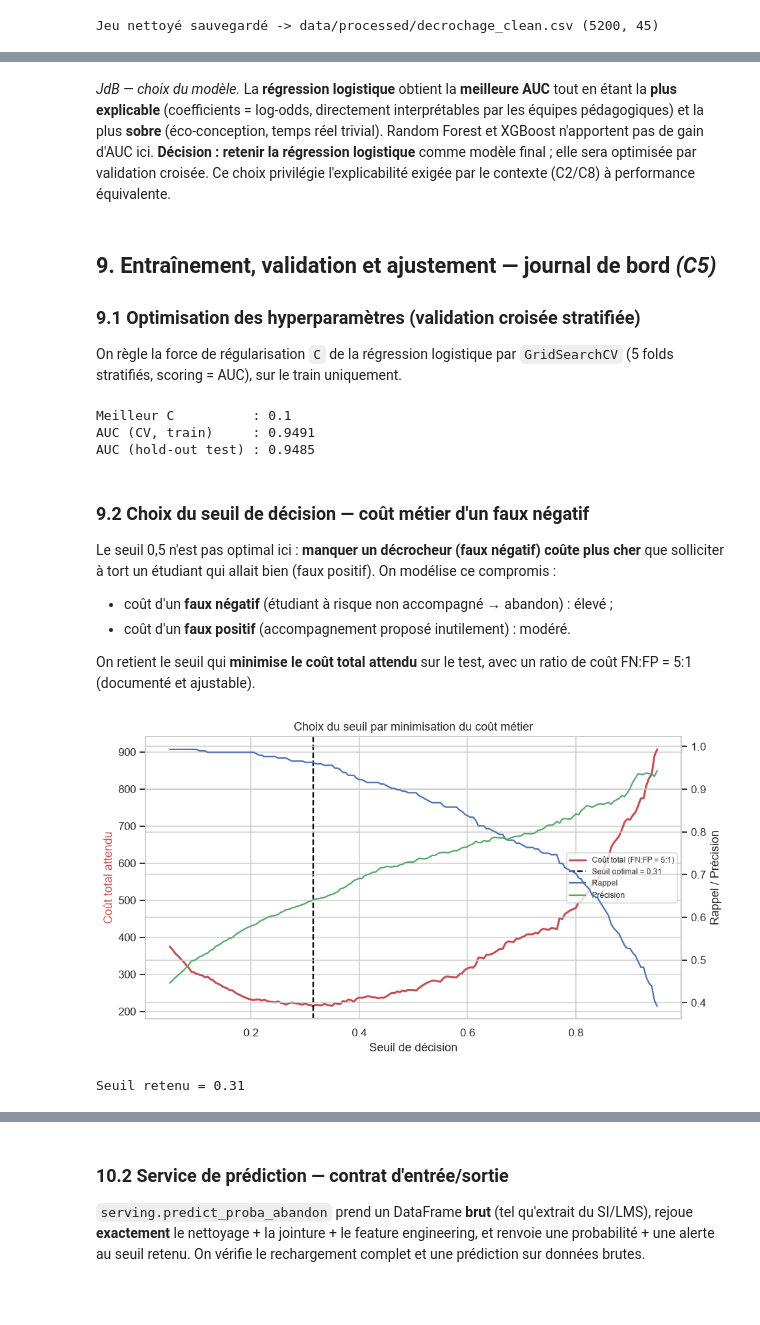
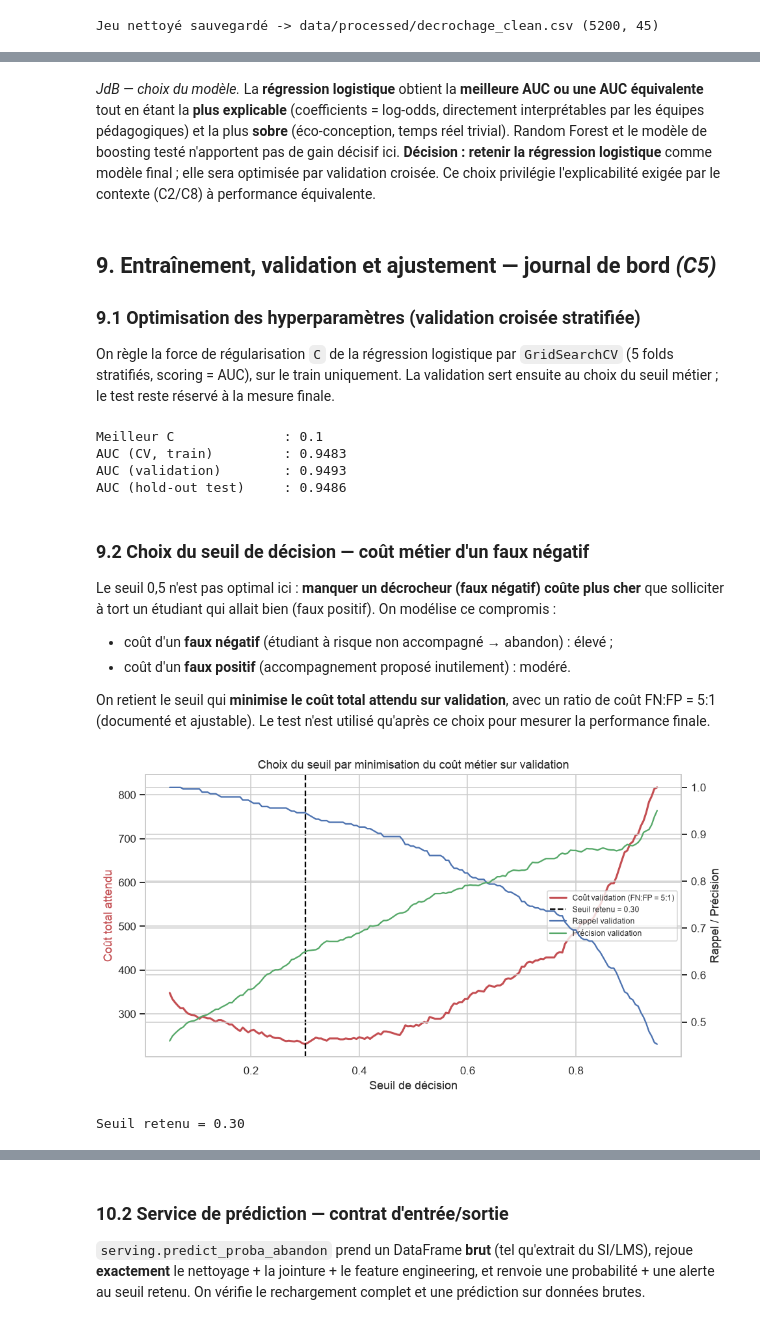
Before and after one commit to MichaeLab34/examen, a Jupyter notebook: notebooks/decrochage_etudiant.ipynb, the cells around one changed output, grey strips where cells are left out. Saved outputs shown, nothing was run; the diff lists cells and outputs as text; code cells hidden in the pictures; blank space fills up the shorter version.

```diff
--- a/notebooks/decrochage_etudiant.ipynb
+++ b/notebooks/decrochage_etudiant.ipynb
@@ -490,30 +601,34 @@ plt.show()
 # %% [markdown]
-*JdB — choix du modèle.* La **régression logistique** obtient la **meilleure AUC** tout en étant la **plus explicable** (coefficients = log-odds, directement interprétables par les équipes pédagogiques) et la plus **sobre** (éco-conception, temps réel trivial). Random Forest et XGBoost n'apportent pas de gain d'AUC ici. **Décision : retenir la régression logistique** comme modèle final ; elle sera optimisée par validation croisée. Ce choix privilégie l'explicabilité exigée par le contexte (C2/C8) à performance équivalente.
+*JdB — choix du modèle.* La **régression logistique** obtient la **meilleure AUC ou une AUC équivalente** tout en étant la **plus explicable** (coefficients = log-odds, directement interprétables par les équipes pédagogiques) et la plus **sobre** (éco-conception, temps réel trivial). Random Forest et le modèle de boosting testé n'apportent pas de gain décisif ici. **Décision : retenir la régression logistique** comme modèle final ; elle sera optimisée par validation croisée. Ce choix privilégie l'explicabilité exigée par le contexte (C2/C8) à performance équivalente.
 # %% [markdown]
 ## 9. Entraînement, validation et ajustement — journal de bord *(C5)*
 
 ### 9.1 Optimisation des hyperparamètres (validation croisée stratifiée)
 
-On règle la force de régularisation `C` de la régression logistique par `GridSearchCV` (5 folds stratifiés, scoring = AUC), sur le train uniquement.
+On règle la force de régularisation `C` de la régression logistique par `GridSearchCV` (5 folds stratifiés, scoring = AUC), sur le train uniquement. La validation sert ensuite au choix du seuil métier ; le test reste réservé à la mesure finale.
 # %%
 from sklearn.model_selection import StratifiedKFold, GridSearchCV
 
-pipe_lr = Pipeline([("pre", preprocess),
-                    ("clf", LogisticRegression(max_iter=3000, class_weight="balanced"))])
+pipe_lr = Pipeline(
+    [("pre", preprocess), ("clf", LogisticRegression(max_iter=3000, class_weight="balanced"))]
+)
 grid = {"clf__C": [0.02, 0.05, 0.1, 0.5, 1.0, 2.0]}
 cv = StratifiedKFold(n_splits=5, shuffle=True, random_state=RANDOM_STATE)
 search = GridSearchCV(pipe_lr, grid, scoring="roc_auc", cv=cv, n_jobs=N_JOBS)
 search.fit(X_train, y_train)
 
-print("Meilleur C          :", search.best_params_["clf__C"])
-print("AUC (CV, train)     : {:.4f}".format(search.best_score_))
+print("Meilleur C              :", search.best_params_["clf__C"])
+print("AUC (CV, train)         : {:.4f}".format(search.best_score_))
 final_model = search.best_estimator_
+proba_val = final_model.predict_proba(X_val)[:, 1]
 proba_test = final_model.predict_proba(X_test)[:, 1]
-print("AUC (hold-out test) : {:.4f}".format(roc_auc_score(y_test, proba_test)))
+print("AUC (validation)        : {:.4f}".format(roc_auc_score(y_val, proba_val)))
+print("AUC (hold-out test)     : {:.4f}".format(roc_auc_score(y_test, proba_test)))
 # %% [output]
-Meilleur C          : 0.1
-AUC (CV, train)     : 0.9491
-AUC (hold-out test) : 0.9485
+Meilleur C              : 0.1
+AUC (CV, train)         : 0.9483
+AUC (validation)        : 0.9493
+AUC (hold-out test)     : 0.9486
 # %% [markdown]
 ### 9.2 Choix du seuil de décision — **coût métier d'un faux négatif**
 
@@ -522,41 +637,41 @@ Le seuil 0,5 n'est pas optimal ici : **manquer un décrocheur (faux négatif) co
 - coût d'un **faux négatif** (étudiant à risque non accompagné → abandon) : élevé ;
 - coût d'un **faux positif** (accompagnement proposé inutilement) : modéré.
 
-On retient le seuil qui **minimise le coût total attendu** sur le test, avec un ratio de coût FN:FP = 5:1 (documenté et ajustable).
+On retient le seuil qui **minimise le coût total attendu sur validation**, avec un ratio de coût FN:FP = 5:1 (documenté et ajustable). Le test n'est utilisé qu'après ce choix pour mesurer la performance finale.
 # %%
 from sklearn.metrics import confusion_matrix
 
-COUT_FN, COUT_FP = 5.0, 1.0   # hypothèse métier explicite et ajustable
+COUT_FN, COUT_FP = 5.0, 1.0  # hypothèse métier explicite et ajustable
 seuils = np.linspace(0.05, 0.95, 181)
 couts, rappels, precisions = [], [], []
 for t in seuils:
-    pred = (proba_test >= t).astype(int)
-    tn, fp, fn, tp = confusion_matrix(y_test, pred).ravel()
+    pred = (proba_val >= t).astype(int)
+    tn, fp, fn, tp = confusion_matrix(y_val, pred).ravel()
     couts.append(COUT_FN * fn + COUT_FP * fp)
     rappels.append(tp / (tp + fn))
     precisions.append(tp / (tp + fp) if (tp + fp) else 0)
 
 seuil_opt = float(seuils[int(np.argmin(couts))])
 
 fig, ax1 = plt.subplots(figsize=(9, 5))
-ax1.plot(seuils, couts, color="#C44E52", lw=2, label="Coût total (FN:FP = 5:1)")
-ax1.axvline(seuil_opt, color="black", ls="--", label=f"Seuil optimal = {seuil_opt:.2f}")
+ax1.plot(seuils, couts, color="#C44E52", lw=2, label="Coût validation (FN:FP = 5:1)")
+ax1.axvline(seuil_opt, color="black", ls="--", label=f"Seuil retenu = {seuil_opt:.2f}")
 ax1.set_xlabel("Seuil de décision")
 ax1.set_ylabel("Coût total attendu", color="#C44E52")
 ax2 = ax1.twinx()
-ax2.plot(seuils, rappels, color="#4C72B0", lw=1.5, label="Rappel")
-ax2.plot(seuils, precisions, color="#55A868", lw=1.5, label="Précision")
+ax2.plot(seuils, rappels, color="#4C72B0", lw=1.5, label="Rappel validation")
+ax2.plot(seuils, precisions, color="#55A868", lw=1.5, label="Précision validation")
 ax2.set_ylabel("Rappel / Précision")
 lines = ax1.get_lines() + ax2.get_lines()
 ax1.legend(lines, [line.get_label() for line in lines], loc="center right", fontsize=8)
-plt.title("Choix du seuil par minimisation du coût métier")
+plt.title("Choix du seuil par minimisation du coût métier sur validation")
 plt.tight_layout()
 plt.savefig(FIG / "seuil_cout.png", bbox_inches="tight")
 plt.show()
 print(f"Seuil retenu = {seuil_opt:.2f}")
 # %% [output]
-[figure, old version]
+[figure, new version]
-Seuil retenu = 0.31
+Seuil retenu = 0.30
 # %%
 # Matrice de confusion au seuil retenu
 pred_opt = (proba_test >= seuil_opt).astype(int)
```
Also changed, not shown: parts of 32 cells of this notebook, 1 other file.
